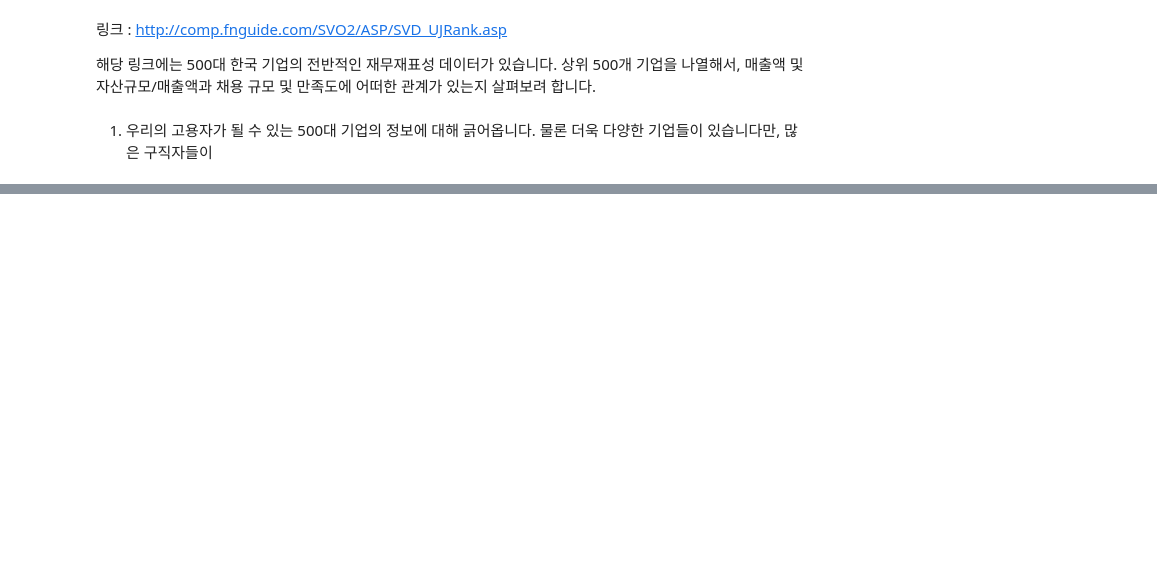
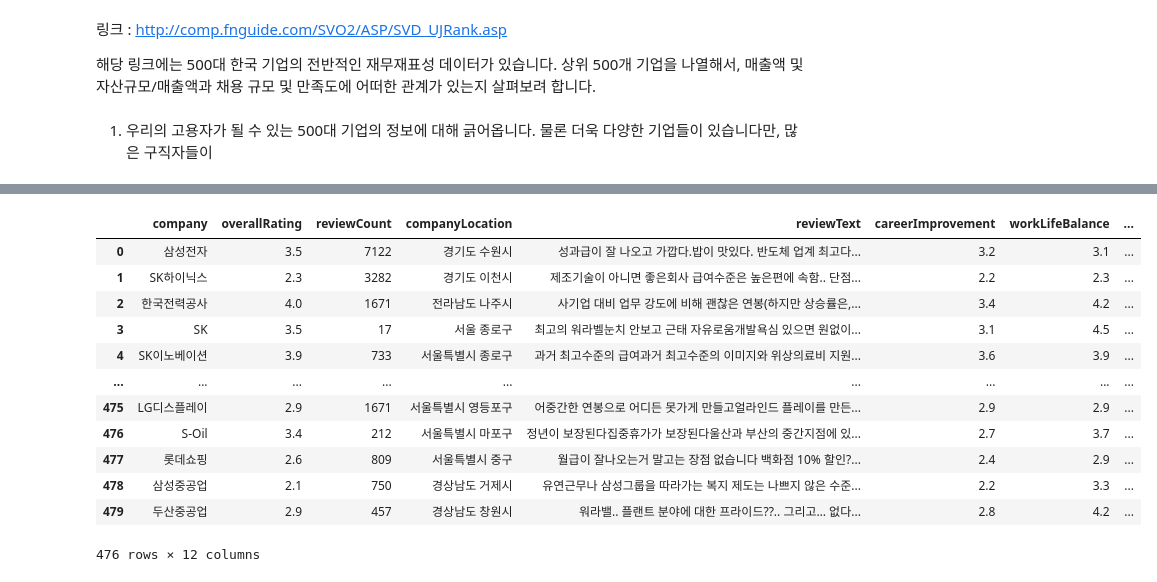
Before and after one commit to woo2201/ColabDrive, a Jupyter notebook: JobMarket_visualization.ipynb, the cells around one changed output, grey strips where cells are left out. Cells and saved outputs as stored; diff of their text form; code cells hidden in the pictures; blank space fills up the shorter version.

```diff
--- a/JobMarket_visualization.ipynb
+++ b/JobMarket_visualization.ipynb
@@ -148,8 +171,26 @@ TypeError: ignored
 df['repNouns'] = df.description.apply(lambda x: okt.nouns(x))
 # %%
 df['industry'] = df.industryCat.apply(lambda x: x.replace('업계','').replace('\n', ''))
+# %%
+df['companyLocation'] = df.companyLocation.apply(lambda x: x.replace('본사','').replace('\n',''))
 # %%
 df = df.drop(['description','individualStar','industryCat'], axis = 1)
+# %%
+df
+# %% [output]
+|  | company | overallRating | reviewCount | companyLocation | reviewText | careerImprovement | workLifeBalance | ... |
+| 0 | 삼성전자 | 3.5 | 7122 | 경기도 수원시 | 성과급이 잘 나오고 가깝다.밥이 맛있다. 반도체 업계 최고다... | 3.2 | 3.1 | ... |
+| 1 | SK하이닉스 | 2.3 | 3282 | 경기도 이천시 | 제조기술이 아니면 좋은회사 급여수준은 높은편에 속함.. 단점... | 2.2 | 2.3 | ... |
+| 2 | 한국전력공사 | 4.0 | 1671 | 전라남도 나주시 | 사기업 대비 업무 강도에 비해 괜찮은 연봉(하지만 상승률은,... | 3.4 | 4.2 | ... |
+| 3 | SK | 3.5 | 17 | 서울 종로구 | 최고의 워라벨눈치 안보고 근태 자유로움개발욕심 있으면 원없이... | 3.1 | 4.5 | ... |
+| 4 | SK이노베이션 | 3.9 | 733 | 서울특별시 종로구 | 과거 최고수준의 급여과거 최고수준의 이미지와 위상의료비 지원... | 3.6 | 3.9 | ... |
+| ... | ... | ... | ... | ... | ... | ... | ... | ... |
+| 475 | LG디스플레이 | 2.9 | 1671 | 서울특별시 영등포구 | 어중간한 연봉으로 어디든 못가게 만들고얼라인드 플레이를 만든... | 2.9 | 2.9 | ... |
+| 476 | S-Oil | 3.4 | 212 | 서울특별시 마포구 | 정년이 보장된다집중휴가가 보장된다울산과 부산의 중간지점에 있... | 2.7 | 3.7 | ... |
+| 477 | 롯데쇼핑 | 2.6 | 809 | 서울특별시 중구 | 월급이 잘나오는거 말고는 장점 없습니다 백화점 10% 할인?... | 2.4 | 2.9 | ... |
+| 478 | 삼성중공업 | 2.1 | 750 | 경상남도 거제시 | 유연근무나 삼성그룹을 따라가는 복지 제도는 나쁘지 않은 수준... | 2.2 | 3.3 | ... |
+| 479 | 두산중공업 | 2.9 | 457 | 경상남도 창원시 | 워라밸.. 플랜트 분야에 대한 프라이드??.. 그리고… 없다... | 2.8 | 4.2 | ... |
+476 rows × 12 columns
 # %%
 secondary = df[['company','overallRating','repNouns']].explode('repNouns')
 # %%
```
Also changed, not shown: parts of 11 cells of this notebook.
